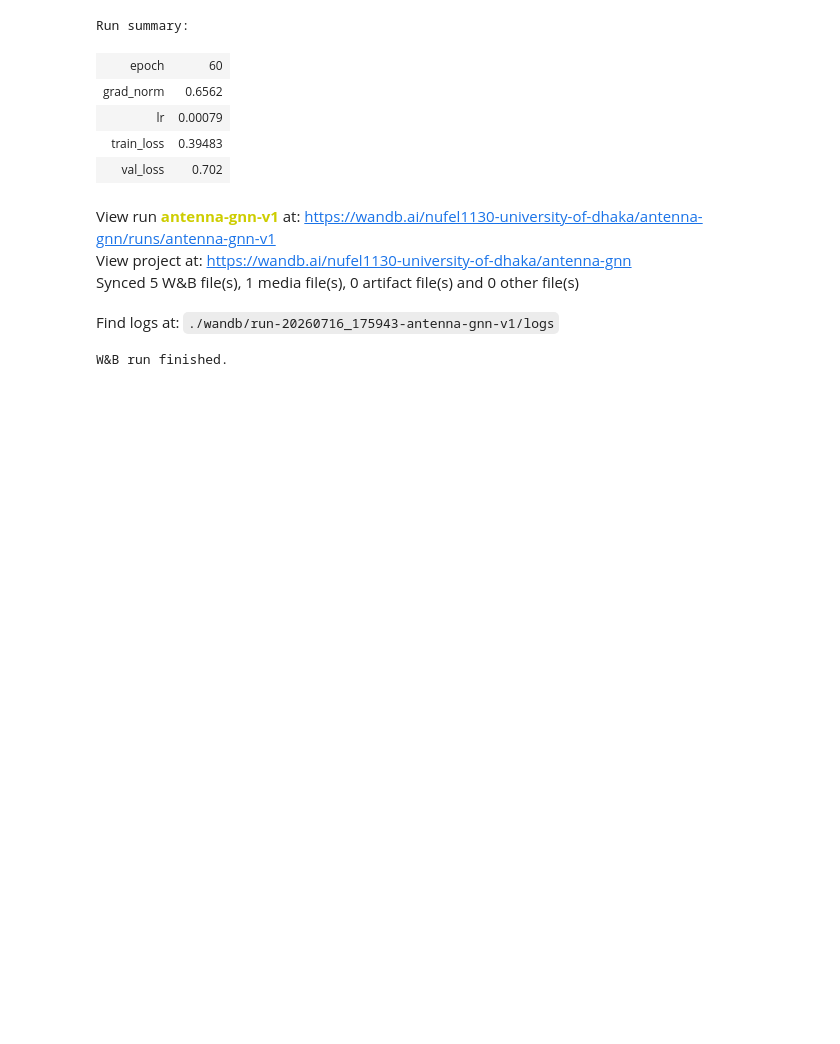
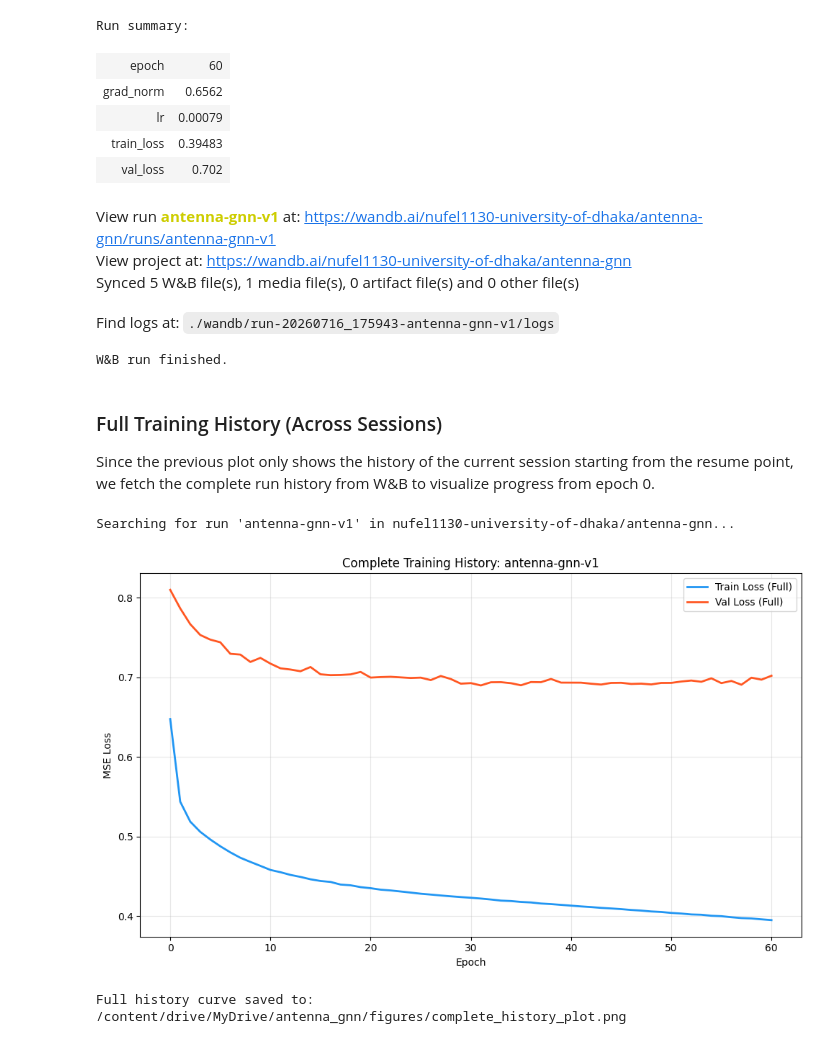
Before and after one commit to asparagusD/antenna_gnn, a Jupyter notebook: notebooks/chunk07_training.ipynb, the cells around one changed output. Cells and saved outputs as stored; diff of their text form; code cells hidden in the pictures; blank space fills up the shorter version.

Commit message:
polish chunk-7 and get the full training plot

```diff
--- a/notebooks/chunk07_training.ipynb
+++ b/notebooks/chunk07_training.ipynb
@@ -687,3 +687,66 @@ View project at: https://wandb.ai/nufel1130-university-of-dhaka/antenna-gnn
 Synced 5 W&B file(s), 1 media file(s), 0 artifact file(s) and 0 other file(s)
 Find logs at: ./wandb/run-20260716_175943-antenna-gnn-v1/logs
 W&B run finished.
+# %% [markdown]
+### Full Training History (Across Sessions)
+Since the previous plot only shows the history of the current session starting from the resume point, we fetch the complete run history from W&B to visualize progress from epoch 0.
+# %%
+import wandb
+import pandas as pd
+import matplotlib.pyplot as plt
+import os
+
+# Ensure DATA_ROOT is defined in this scope
+DATA_ROOT = '/content/drive/MyDrive/antenna_gnn'
+api = wandb.Api()
+
+try:
+    # Auto-detect entity
+    try:
+        entity = api.viewer.entity
+    except:
+        entity = "nufel1130-university-of-dhaka"
+
+    project = "antenna-gnn"
+    run_id_val = "antenna-gnn-v1"
+
+    print(f"Searching for run '{run_id_val}' in {entity}/{project}...")
+    full_run = api.run(f"{entity}/{project}/{run_id_val}")
+
+    # Fetch metrics logged across all sessions
+    history = full_run.history(keys=["train_loss", "val_loss", "epoch"], samples=2000)
+    history = history.sort_values("epoch")
+
+    # Plotting
+    plt.style.use('default')
+    fig, ax = plt.subplots(figsize=(10, 6))
+    ax.plot(history["epoch"], history["train_loss"], label="Train Loss (Full)", color="#2196F3", linewidth=2)
+    ax.plot(history["epoch"], history["val_loss"], label="Val Loss (Full)", color="#FF5722", linewidth=2)
+
+    # Use start_epoch if available
+    try:
+        ax.axvline(x=start_epoch, color="gray", linestyle="--", alpha=0.6, label=f"Resume Point (Epoch {start_epoch})")
+    except NameError:
+        pass
+
+    ax.set_xlabel("Epoch")
+    ax.set_ylabel("MSE Loss")
+    ax.set_title(f"Complete Training History: {run_id_val}")
+    ax.legend()
+    ax.grid(True, alpha=0.3)
+
+    plt.tight_layout()
+    plt.show()
+
+    # Save to Drive
+    os.makedirs(f"{DATA_ROOT}/figures", exist_ok=True)
+    full_path = f"{DATA_ROOT}/figures/complete_history_plot.png"
+    fig.savefig(full_path, dpi=300)
+    print(f"Full history curve saved to: {full_path}")
+
+except Exception as e:
+    print(f"Error: {e}")
+# %% [output]
+Searching for run 'antenna-gnn-v1' in nufel1130-university-of-dhaka/antenna-gnn...
+[figure, added]
+Full history curve saved to: /content/drive/MyDrive/antenna_gnn/figures/complete_history_plot.png
```
